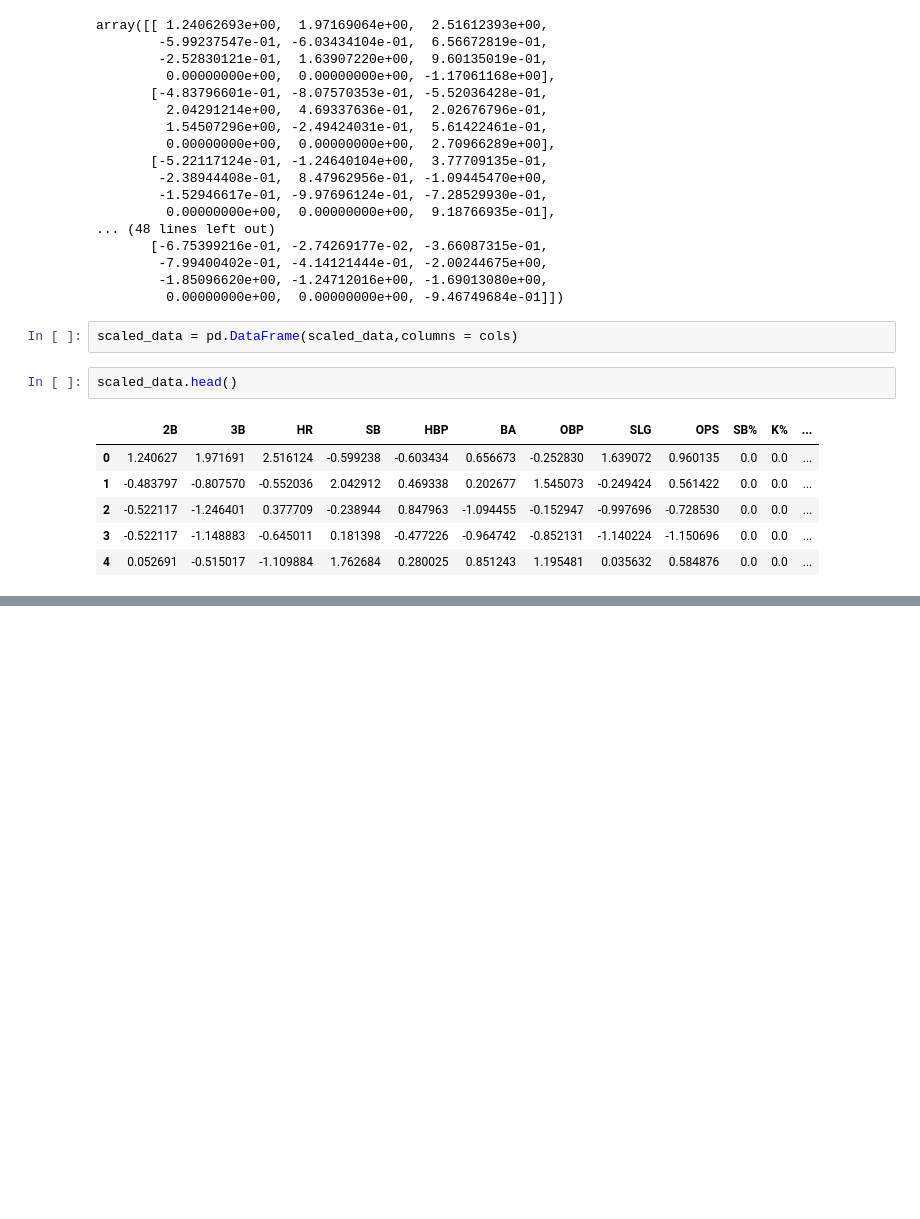
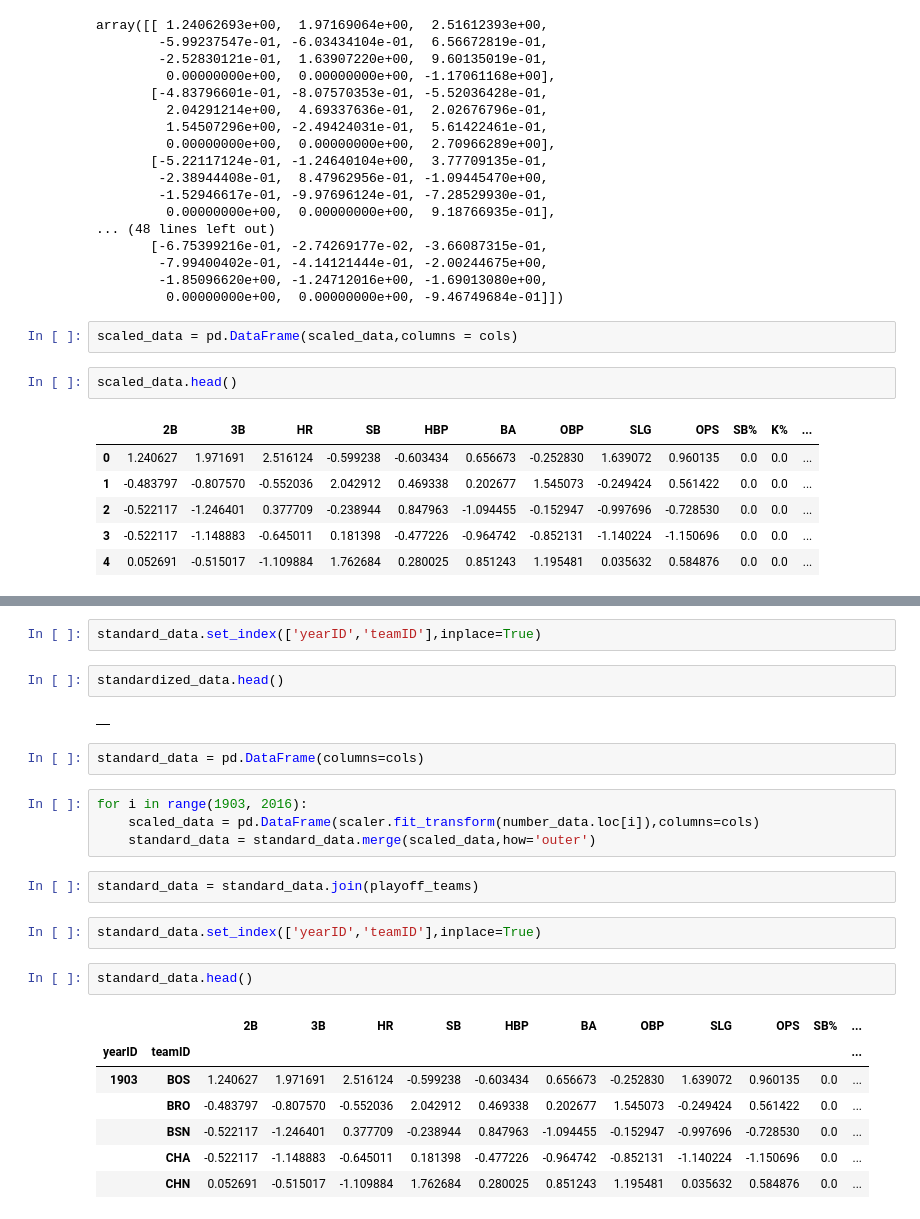
Before and after one commit to davidbabb/BaseballPlayoffs, a Jupyter notebook: baseball-analysis/notebooks/data_standardization.ipynb, the cells around one changed output, grey strips where cells are left out. Cells and saved outputs as stored; diff of their text form; blank space fills up the shorter version.

```diff
--- a/baseball-analysis/notebooks/data_standardization.ipynb
+++ b/baseball-analysis/notebooks/data_standardization.ipynb
@@ -152,0 +123,26 @@ standard_data.head()
+# %%
+standard_data.set_index(['yearID','teamID'],inplace=True)
+# %%
+standardized_data.head()
+# %% [output]
+|  |
+# %%
+standard_data = pd.DataFrame(columns=cols)
+# %%
+for i in range(1903, 2016):
+    scaled_data = pd.DataFrame(scaler.fit_transform(number_data.loc[i]),columns=cols)
+    standard_data = standard_data.merge(scaled_data,how='outer')
+# %%
+standard_data = standard_data.join(playoff_teams)
+# %%
+standard_data.set_index(['yearID','teamID'],inplace=True)
+# %%
+standard_data.head()
+# %% [output]
+|  |  | 2B | 3B | HR | SB | HBP | BA | OBP | SLG | OPS | SB% | ... |
+| yearID | teamID |  |  |  |  |  |  |  |  |  |  | ... |
+| 1903 | BOS | 1.240627 | 1.971691 | 2.516124 | -0.599238 | -0.603434 | 0.656673 | -0.252830 | 1.639072 | 0.960135 | 0.0 | ... |
+|  | BRO | -0.483797 | -0.807570 | -0.552036 | 2.042912 | 0.469338 | 0.202677 | 1.545073 | -0.249424 | 0.561422 | 0.0 | ... |
+|  | BSN | -0.522117 | -1.246401 | 0.377709 | -0.238944 | 0.847963 | -1.094455 | -0.152947 | -0.997696 | -0.728530 | 0.0 | ... |
+|  | CHA | -0.522117 | -1.148883 | -0.645011 | 0.181398 | -0.477226 | -0.964742 | -0.852131 | -1.140224 | -1.150696 | 0.0 | ... |
+|  | CHN | 0.052691 | -0.515017 | -1.109884 | 1.762684 | 0.280025 | 0.851243 | 1.195481 | 0.035632 | 0.584876 | 0.0 | ... |
```
Also changed, not shown: parts of 19 cells of this notebook.
